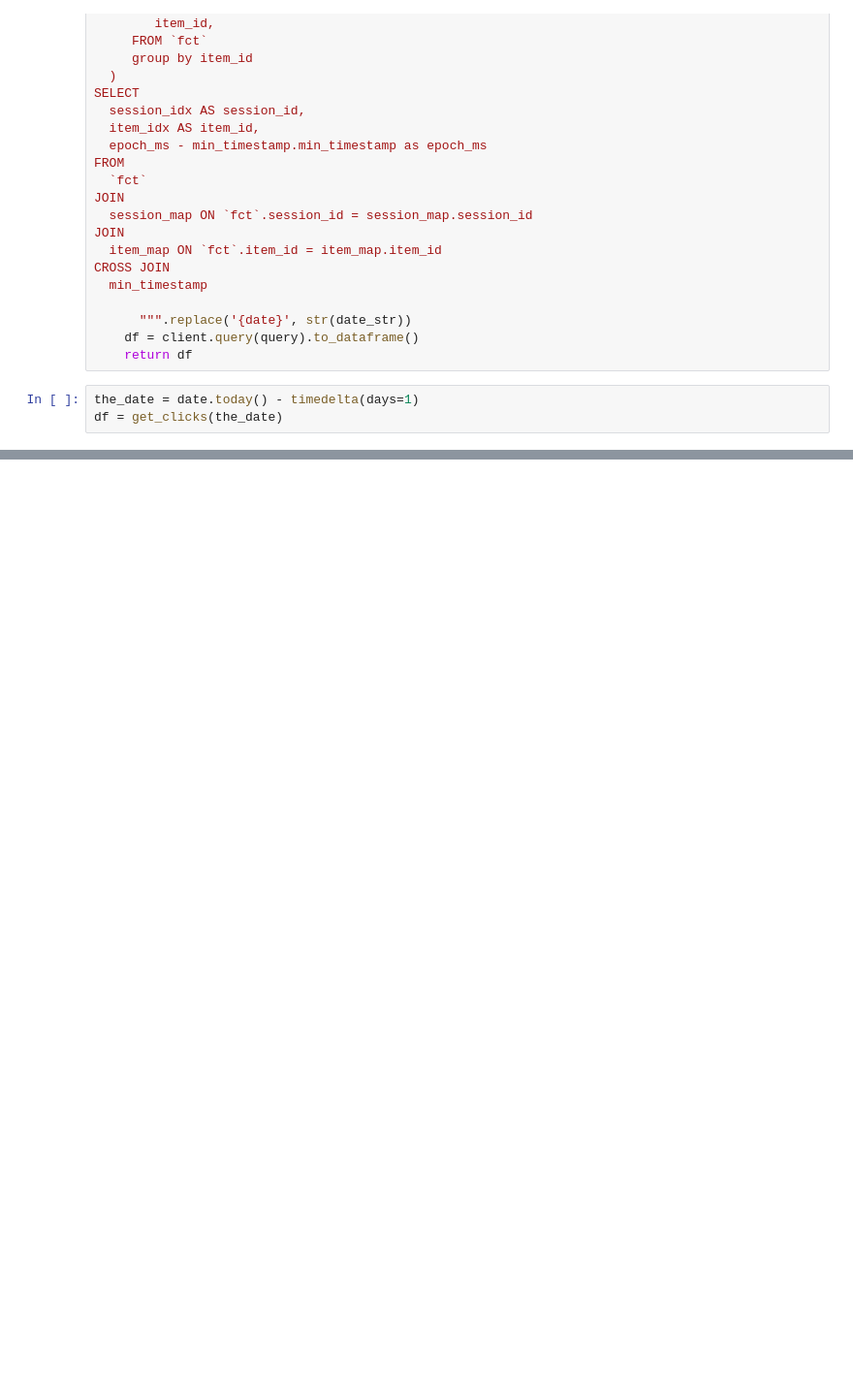
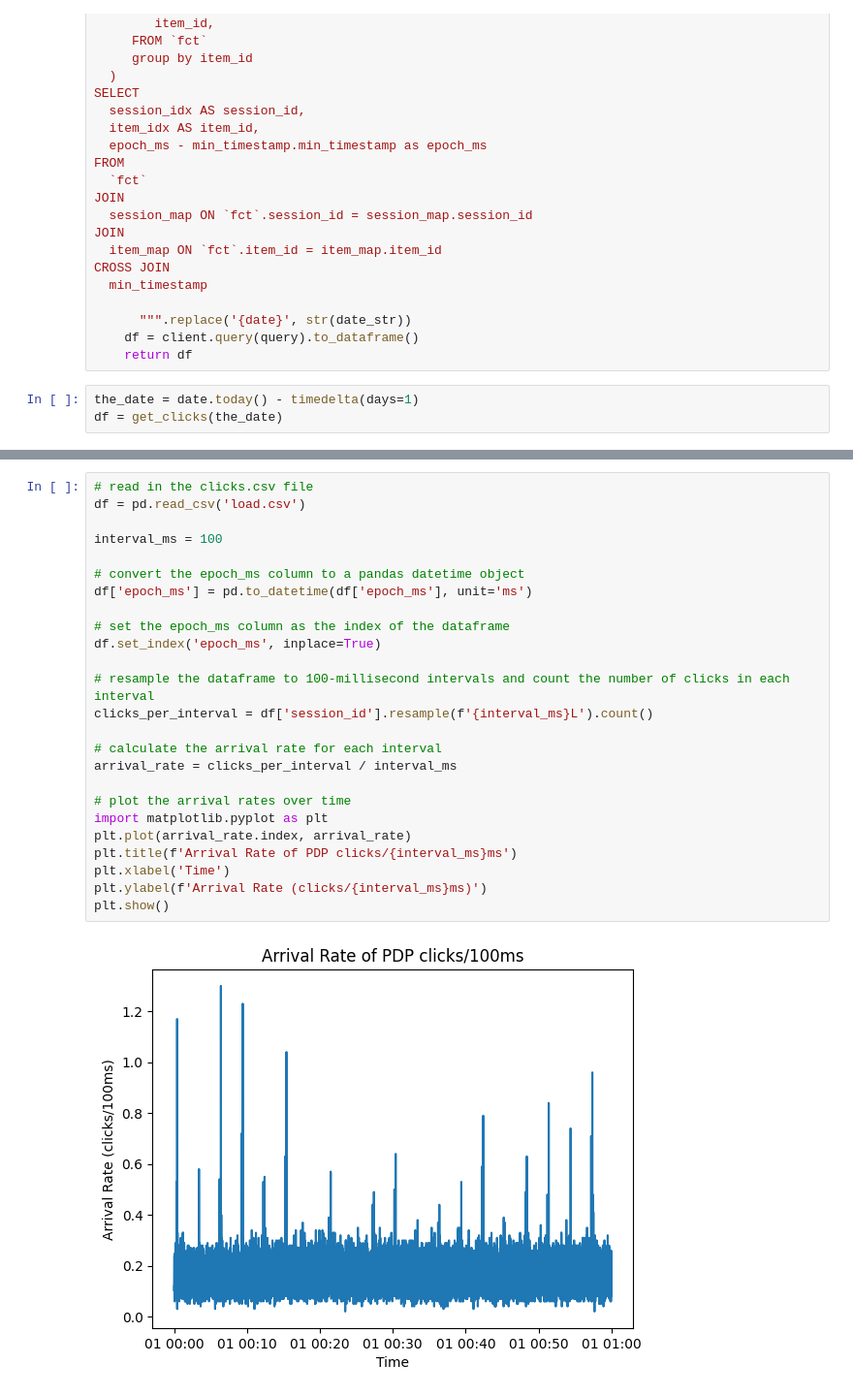
Before and after one commit to bkersbergen/etudelib, a Jupyter notebook: notebooks/100_datamodules/# sample clickdata.ipynb, the cells around one changed output, grey strips where cells are left out. Shown: that part at 97% size. Saved outputs shown, nothing was run; the diff lists cells and outputs as text; blank space fills up the shorter version.

Commit message:
- Investigate arrival data - Disable logging in model modelfile for speedup

```diff
--- a/notebooks/100_datamodules/# sample clickdata.ipynb
+++ b/notebooks/100_datamodules/# sample clickdata.ipynb
@@ -86,0 +155,27 @@ df.to_csv('load.csv', index=False)
+# %%
+# read in the clicks.csv file
+df = pd.read_csv('load.csv')
+
+interval_ms = 100
+
+# convert the epoch_ms column to a pandas datetime object
+df['epoch_ms'] = pd.to_datetime(df['epoch_ms'], unit='ms')
+
+# set the epoch_ms column as the index of the dataframe
+df.set_index('epoch_ms', inplace=True)
+
+# resample the dataframe to 100-millisecond intervals and count the number of clicks in each interval
+clicks_per_interval = df['session_id'].resample(f'{interval_ms}L').count()
+
+# calculate the arrival rate for each interval
+arrival_rate = clicks_per_interval / interval_ms
+
+# plot the arrival rates over time
+import matplotlib.pyplot as plt
+plt.plot(arrival_rate.index, arrival_rate)
+plt.title(f'Arrival Rate of PDP clicks/{interval_ms}ms')
+plt.xlabel('Time')
+plt.ylabel(f'Arrival Rate (clicks/{interval_ms}ms)')
+plt.show()
+# %% [output]
+[figure, added]
```
Also changed, not shown: parts of 6 cells of this notebook, 4 other files.
